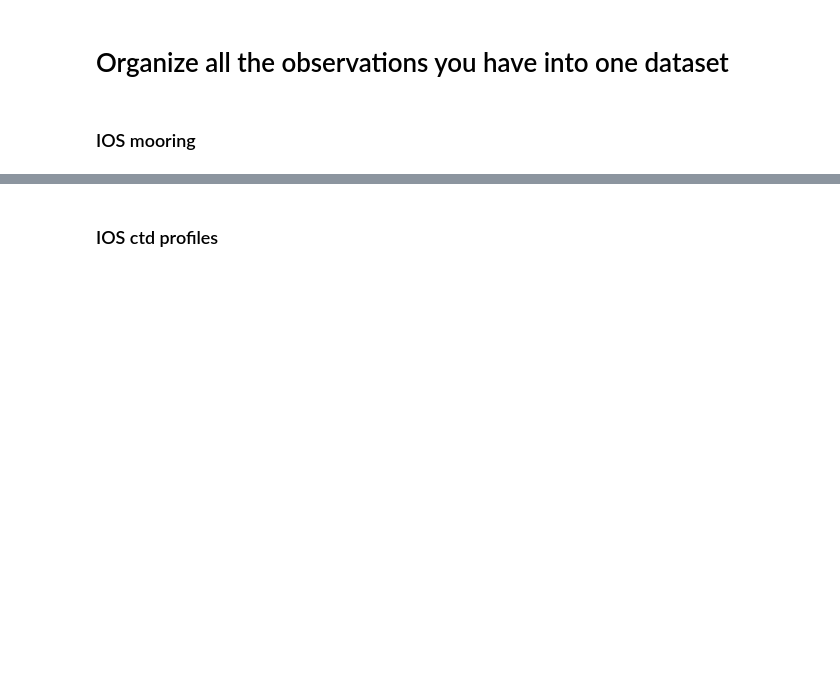
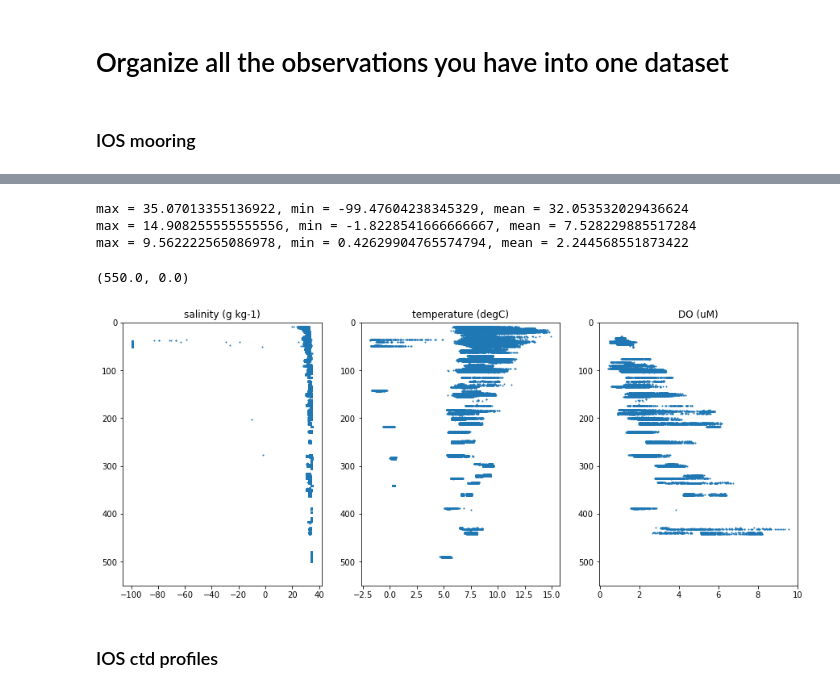
Before and after one commit to UBC-MOAD/analysis-becca, a Jupyter notebook: LiveOcean/tracers/myobs.ipynb, the cells around one changed output, grey strips where cells are left out. Cells and saved outputs as stored; diff of their text form; code cells hidden in the pictures; blank space fills up the shorter version.

```diff
--- a/LiveOcean/tracers/myobs.ipynb
+++ b/LiveOcean/tracers/myobs.ipynb
@@ -12,7 +13,7 @@ warnings.filterwarnings("ignore")
 # %%
 def umolkg_to_uM(umolkg, temp_in_situ, salinity_absolute, pressure):
     """
-    Conver dissolved oxygen from µmol/kg to µM (µmol/L) using in-situ temperature, salinity, and pressure.
+    Convet from µmol/kg to µM (µmol/L) using in-situ temperature, salinity, and pressure.
 
     Parameters:
     - temp_in_situ: In-situ temperature in degrees Celsius.
@@ -50,11 +51,11 @@ def oxygen_mlL_to_uM(oxygen_mlL, temp_in_situ, salinity_absolute, pressure):
     P = (pressure / 10) + 1  # Convert dbar to atmospheres (1 atm at surface)
     T_kelvin = temp_in_situ + 273.15  # Convert temperature to Kelvin
 
-    # Calculate molar volume of O2 under in-situ conditions (L/mol)
-    molar_volume_O2_in_situ = R * T_kelvin / P
+    # # Calculate molar volume of O2 under in-situ conditions (L/mol)
+    # molar_volume_O2_in_situ = R * T_kelvin / P
 
     # Convert mL/L to µmol/L using the in-situ molar volume
-    oxygen_umolL = (oxygen_mlL * 1000) / molar_volume_O2_in_situ  # 1000 µmol in a mol
+    oxygen_umolL = P * oxygen_mlL * (1/R) * (1/T_kelvin)  # 1000 µmol in a mol
 
     return oxygen_umolL
 # %%
@@ -90,13 +91,37 @@ ios_moor['DO'] = oxygen_mlL_to_uM(ios_moor['DOXYZZ01 (mL/L)'], ios_moor['sea_wat
 temp = pd.DataFrame(d)
 
 temp['time'] = pd.to_datetime(ios_moor.time)
-temp['longitude (degrees_east)'] = ios_moor['longitude (degrees_east)']
-temp['latitude (degrees_north)'] = ios_moor['latitude (degrees_north)']
-temp['pressure (dbar)'] = ios_moor['sea_water_pressure (dbar)']
-temp['depth (m)'] = ios_moor['depth (m)']
-temp['temperature (degC)'] = ios_moor['sea_water_temperature (degC)']
-temp['salinity (g kg-1)'] = ios_moor['SA']
-temp['DO (uM)'] = ios_moor['DO']
+temp['longitude (degrees_east)'] = pd.to_numeric(ios_moor['longitude (degrees_east)'], errors='coerce')
+temp['latitude (degrees_north)'] = pd.to_numeric(ios_moor['latitude (degrees_north)'], errors='coerce')
+temp['pressure (dbar)'] = pd.to_numeric(ios_moor['sea_water_pressure (dbar)'], errors='coerce')
+temp['depth (m)'] = pd.to_numeric(ios_moor['depth (m)'], errors='coerce')
+temp['temperature (degC)'] = pd.to_numeric(ios_moor['sea_water_temperature (degC)'], errors='coerce')
+temp['salinity (g kg-1)'] = pd.to_numeric(ios_moor['SA'], errors='coerce')
+temp['DO (uM)'] = pd.to_numeric(ios_moor['DO'], errors='coerce')
 temp['source'] ="ios mooring"
 
-ob = pd.concat([ob, temp])
+# ob = pd.concat([ob, temp])
+# %%
+print('max = %s, min = %s, mean = %s' % (np.max(temp['salinity (g kg-1)']),np.min(temp['salinity (g kg-1)']),np.mean(temp['salinity (g kg-1)'])))
+print('max = %s, min = %s, mean = %s' % (np.max(temp['temperature (degC)']),np.min(temp['temperature (degC)']),np.mean(temp['temperature (degC)'])))
+print('max = %s, min = %s, mean = %s' % (np.max(temp['DO (uM)']),np.min(temp['DO (uM)']),np.mean(temp['DO (uM)'])))
+# %% [output]
+max = 35.07013355136922, min = -99.47604238345329, mean = 32.053532029436624
+max = 14.908255555555556, min = -1.8228541666666667, mean = 7.528229885517284
+max = 9.562222565086978, min = 0.42629904765574794, mean = 2.244568551873422
+# %%
+fig, ax = plt.subplots(1,3, figsize = (15, 6))
+ax[0].scatter(temp['salinity (g kg-1)'],temp['depth (m)'], s=1, label='salinity (g kg-1)')
+ax[1].scatter(temp['temperature (degC)'],temp['depth (m)'], s=1, label='temperature (degC)')
+ax[2].scatter(temp['DO (uM)'],temp['depth (m)'], s=1, label='DO (uM)')
+
+ax[0].set_title('salinity (g kg-1)')
+ax[1].set_title('temperature (degC)')
+ax[2].set_title('DO (uM)')
+
+ax[0].set_ylim([550,0])
+ax[1].set_ylim([550,0])
+ax[2].set_ylim([550,0])
+# %% [output]
+(550.0, 0.0)
+[figure, added]
```
Also changed, not shown: parts of 69 cells of this notebook, 1 other file.
